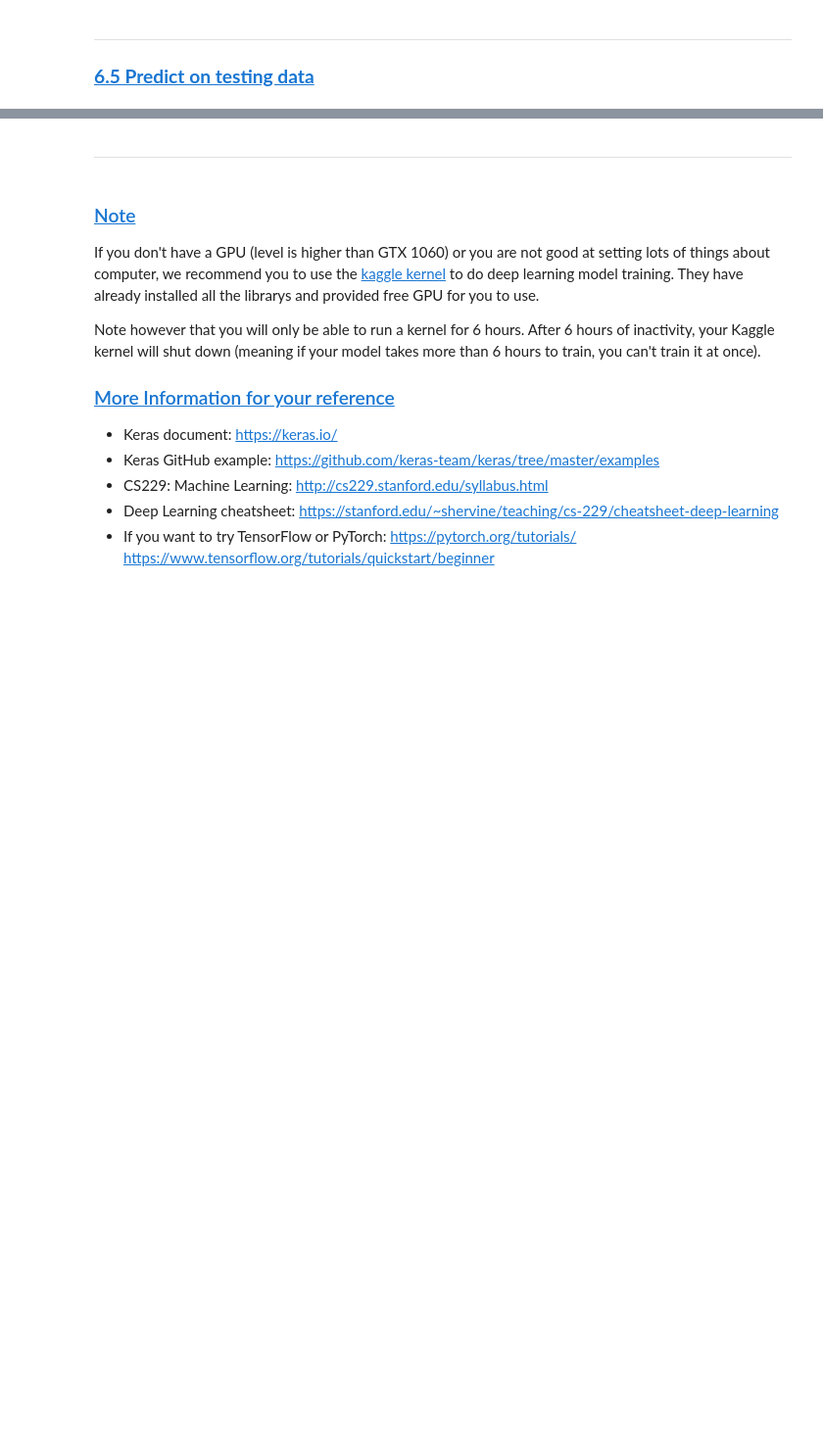
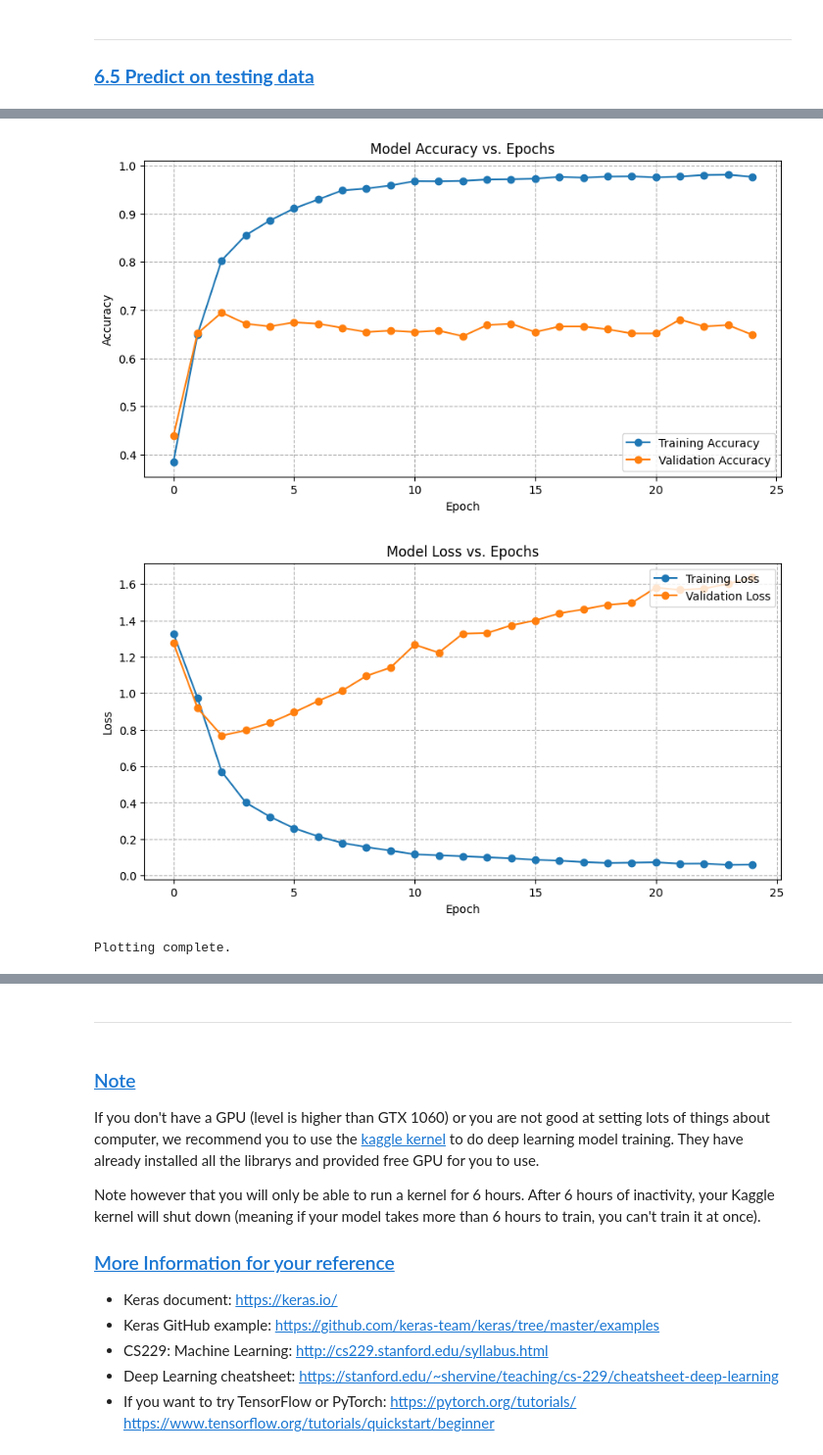
Before and after one commit to zhangjingxing/DM2025-Lab2-Exercise, a Jupyter notebook: DM2025-Lab2-Master-Phase_1.ipynb, the cells around one changed output, grey strips where cells are left out. Shown at 98% size. Cells and saved outputs as stored; diff of their text form; code cells hidden in the pictures; blank space fills up the shorter version.

```diff
--- a/DM2025-Lab2-Master-Phase_1.ipynb
+++ b/DM2025-Lab2-Master-Phase_1.ipynb
@@ -891,0 +925,33 @@ Plot the Training and Validation Accuracy and Loss (different plots), just like
+# %%
+# Answer here
+
+acc_col = 'accuracy' if 'accuracy' in training_log.columns else 'acc'
+val_acc_col = 'val_accuracy' if 'val_accuracy' in training_log.columns else 'val_acc'
+
+# plot 1: Model Accuracy
+plt.figure(figsize=(10, 5))
+plt.plot(history.history[acc_col], label='Training Accuracy', marker='o')
+plt.plot(history.history[val_acc_col], label='Validation Accuracy', marker='o')
+plt.title('Model Accuracy vs. Epochs')
+plt.ylabel('Accuracy')
+plt.xlabel('Epoch')
+plt.legend(loc='lower right')
+plt.grid(True, linestyle='--')
+plt.show()
+
+# plot 2: Model Loss
+plt.figure(figsize=(10, 5))
+plt.plot(history.history['loss'], label='Training Loss', marker='o')
+plt.plot(history.history['val_loss'], label='Validation Loss', marker='o')
+plt.title('Model Loss vs. Epochs')
+plt.ylabel('Loss')
+plt.xlabel('Epoch')
+plt.legend(loc='upper right')
+plt.grid(True, linestyle='--')
+plt.show()
+
+print("Plotting complete.")
+# %% [output]
+[figure, added]
+[figure, added]
+Plotting complete.
```
Also changed, not shown: parts of 33 cells of this notebook, 3 other files.
